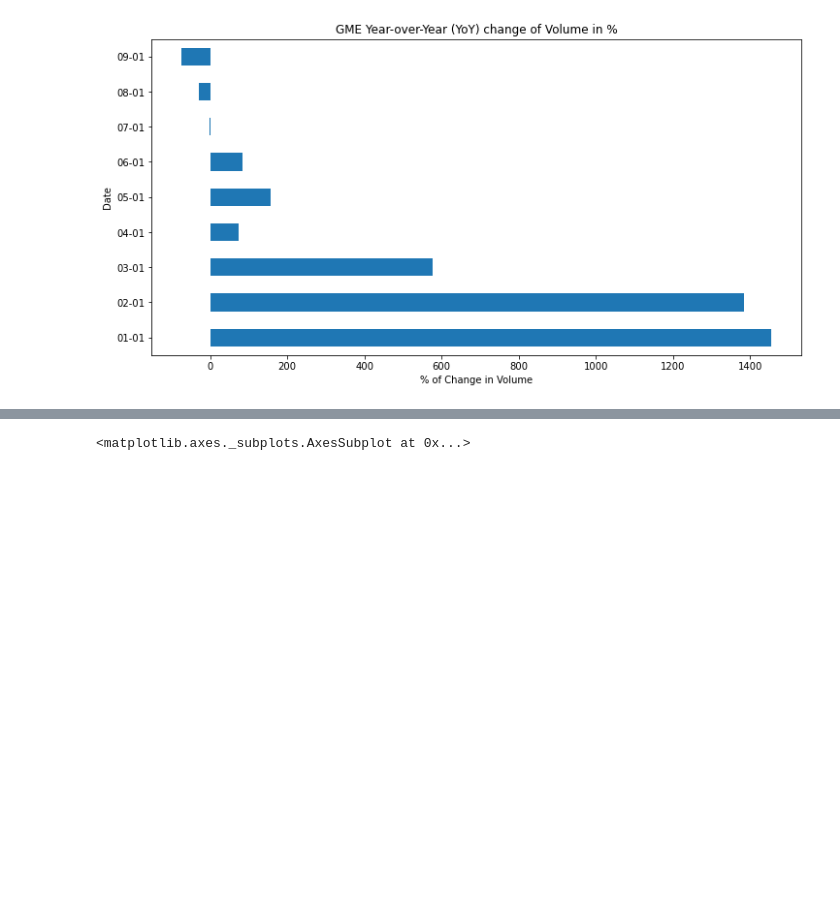
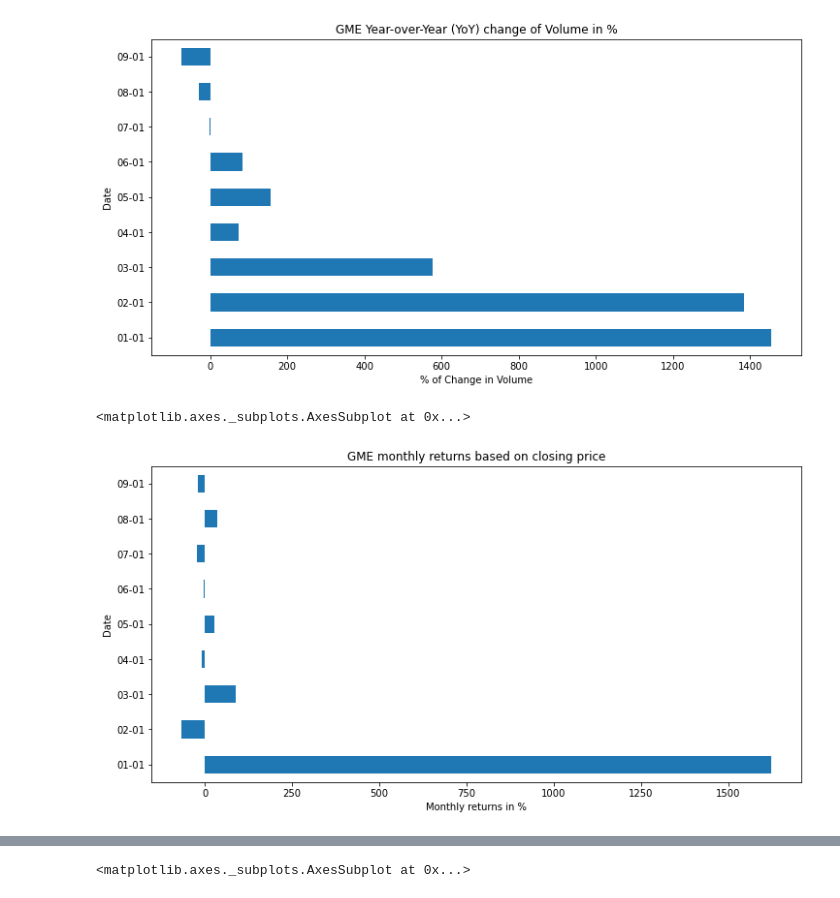
Before and after one commit to djhang99/Web-Scraping-Project-1-, a Jupyter notebook: WSB Analysis.ipynb, the cells around one changed output, grey strips where cells are left out. Cells and saved outputs as stored; diff of their text form; code cells hidden in the pictures; blank space fills up the shorter version.

Commit message:
finished the coding portion of the project, double checked results and charts

```diff
--- a/WSB Analysis.ipynb
+++ b/WSB Analysis.ipynb
@@ -181,11 +181,11 @@ Want to look at the volume Year-over-Year (YoY) for each of these names individu
 
 def vol_merge(ticker):
     #read in both 2020 and 2021
-    str = f'{ticker}_volume20.csv'
-    str1 = f'{ticker}_volume21.csv'
+    str1 = f'{ticker}_volume20.csv'
+    str2 = f'{ticker}_volume21.csv'
 
-    df = pd.read_csv(str, parse_dates=['Date'])
-    df1 = pd.read_csv(str1, parse_dates=['Date'])
+    df = pd.read_csv(str1, parse_dates=['Date'])
+    df1 = pd.read_csv(str2, parse_dates=['Date'])
 
     #strip the year from the date so we can merge the 2 dataframes
     df['Date'] = df['Date'].dt.strftime('%m-%d')
@@ -199,15 +199,26 @@ def vol_merge(ticker):
     df2 = pd.merge(left=df, left_index=True, right=df1, right_index=True, how='inner')
 
     #rename columns to avoid confusion
-    df3 = df2.rename(columns={'Date_x': 'Date', 'Volume_x':'Vol_20','Volume_y':'Vol_21'})
+    df3 = df2.rename(columns={'Date_x': 'Date','Adj Close_x':'Adj Close_20','Volume_x':'Vol_20',
+                              'Adj Close_y':'Adj Close_21','Volume_y':'Vol_21'})
     df3.round({"Vol_20":2})
 
     #create new column that calculates YoY change in the volume
-    # also round numbers 2 decimal places
     vol_change = (df3['Vol_21'] - df3['Vol_20']) / (df3['Vol_20']) * 100
     df3['Volume Change'] = vol_change
+
+    #create new column that will contain the prior month's closing price
+    df3['prior_Adj_Close'] = df3['Adj Close_21'].shift(1)
+    #now calculate monthly returns
+    monthly_return = (df3['Adj Close_21'] - df3['prior_Adj_Close']) / (df3['prior_Adj_Close']) * 100
+    df3['Monthly Return'] = monthly_return
+
+    # round all numbers 2 decimal places
     df4 = df3.round(2)
 
+    #delete 12/01 row since we are not using it for our analysis (didn't have many datapoints)
+    df4.drop(df4[df4.Date == '12-01'].index, inplace=True)
+
     return df4
 # %%
 df_GME = vol_merge('GME')
@@ -229,0 +252,16 @@ df_SPY
+# %%
+# Need to transfer the num_mentions col to each df_GME, df_AMC, df_BB
+num_filter = df1[(df1.ticker == 'GME')]
+num_mentions = num_filter[['num_mentions']]
+num_mentions.index = df_GME.index
+df_GME['num_mentions'] = num_mentions
+
+num_filter = df1[(df1.ticker == 'AMC')]
+num_mentions = num_filter[['num_mentions']]
+num_mentions.index = df_AMC.index
+df_AMC['num_mentions'] = num_mentions
+
+num_filter = df1[(df1.ticker == 'BB')]
+num_mentions = num_filter[['num_mentions']]
+num_mentions.index = df_BB.index
+df_BB['num_mentions'] = num_mentions
@@ -236,3 +276,12 @@ df_GME.set_index("Date")["Volume Change"].plot.barh()
 # %% [output]
 <matplotlib.axes._subplots.AxesSubplot at 0x...>
 [figure]
+# %%
+#GME Returns
+plt.figure(figsize = (12,6))
+plt.title("GME monthly returns based on closing price")
+plt.xlabel('Monthly returns in %')
+df_GME.set_index("Date")["Monthly Return"].plot.barh()
+# %% [output]
+<matplotlib.axes._subplots.AxesSubplot at 0x...>
+[figure, added]
```
Also changed, not shown: parts of 25 cells of this notebook, 11 other files.
